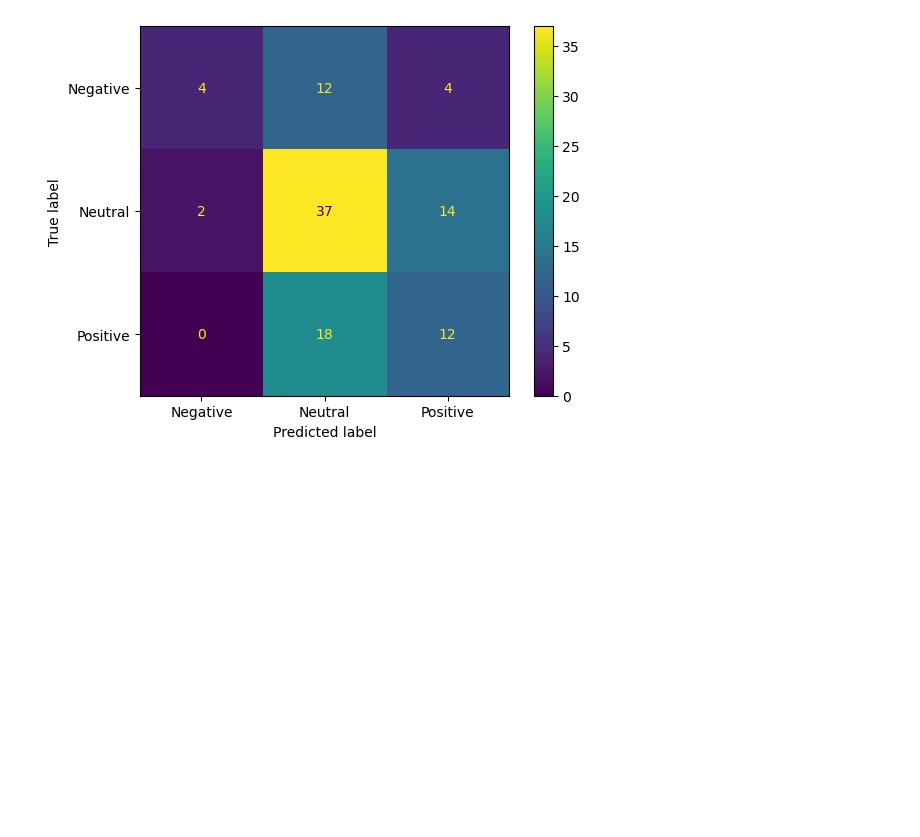
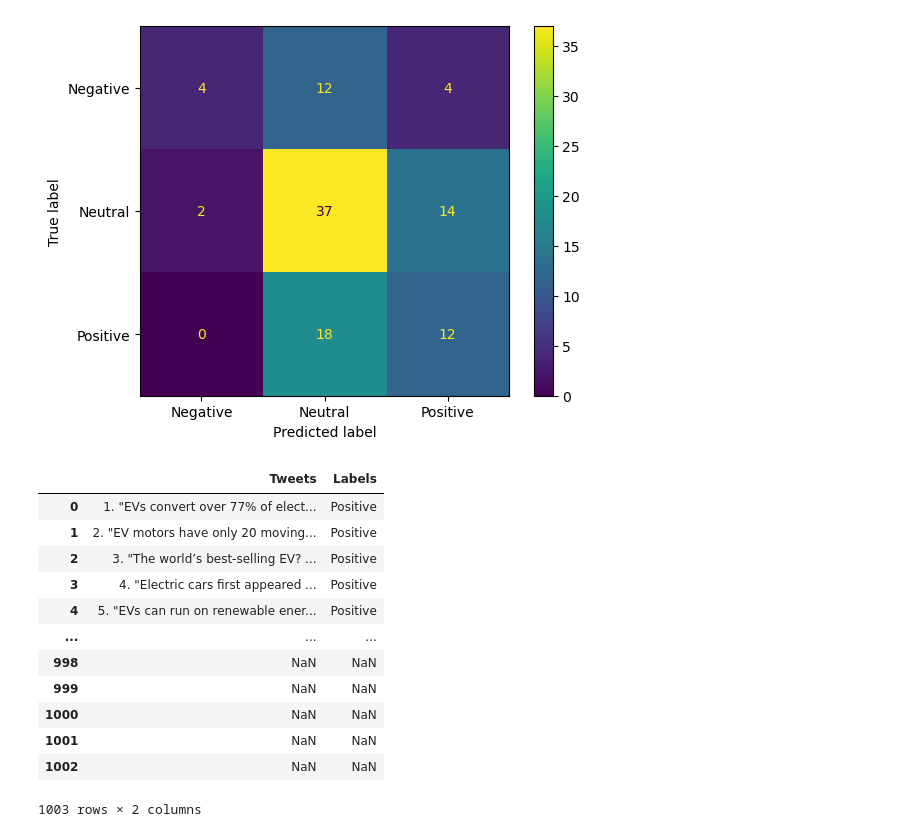
Before and after one commit to rrandev03/NLP_Final, a Jupyter notebook: 200_code/eda.ipynb, the cells around one changed output. Saved outputs shown, nothing was run; the diff lists cells and outputs as text; code cells hidden in the pictures; blank space fills up the shorter version.

```diff
--- a/200_code/eda.ipynb
+++ b/200_code/eda.ipynb
@@ -359,3 +359,20 @@ disp.plot()
 plt.show()
 # %% [output]
 [figure]
+# %%
+synth = pd.read_csv("../100_data/102_processed/Synthetic_tweets_labelled.csv")
+synth
+# %% [output]
+|  | Tweets | Labels |
+| 0 | 1. "EVs convert over 77% of elect... | Positive |
+| 1 | 2. "EV motors have only 20 moving... | Positive |
+| 2 | 3. "The world’s best-selling EV? ... | Positive |
+| 3 | 4. "Electric cars first appeared ... | Positive |
+| 4 | 5. "EVs can run on renewable ener... | Positive |
+| ... | ... | ... |
+| 998 | NaN | NaN |
+| 999 | NaN | NaN |
+| 1000 | NaN | NaN |
+| 1001 | NaN | NaN |
+| 1002 | NaN | NaN |
+1003 rows × 2 columns
```
Also changed, not shown: parts of 7 cells of this notebook, 1 other file.
